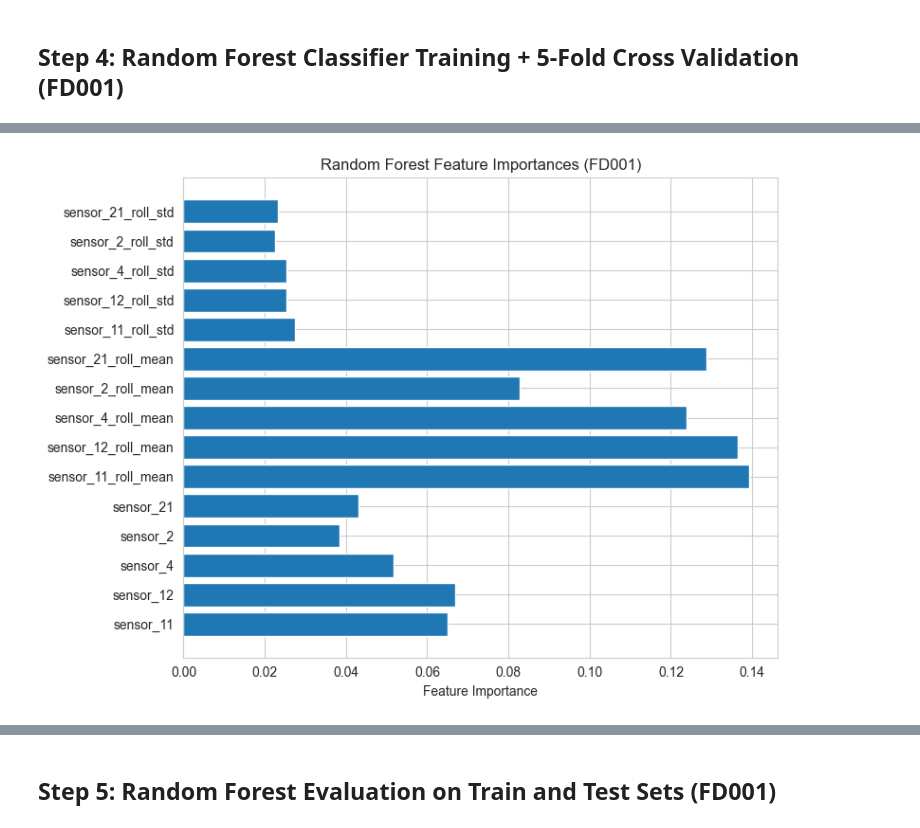
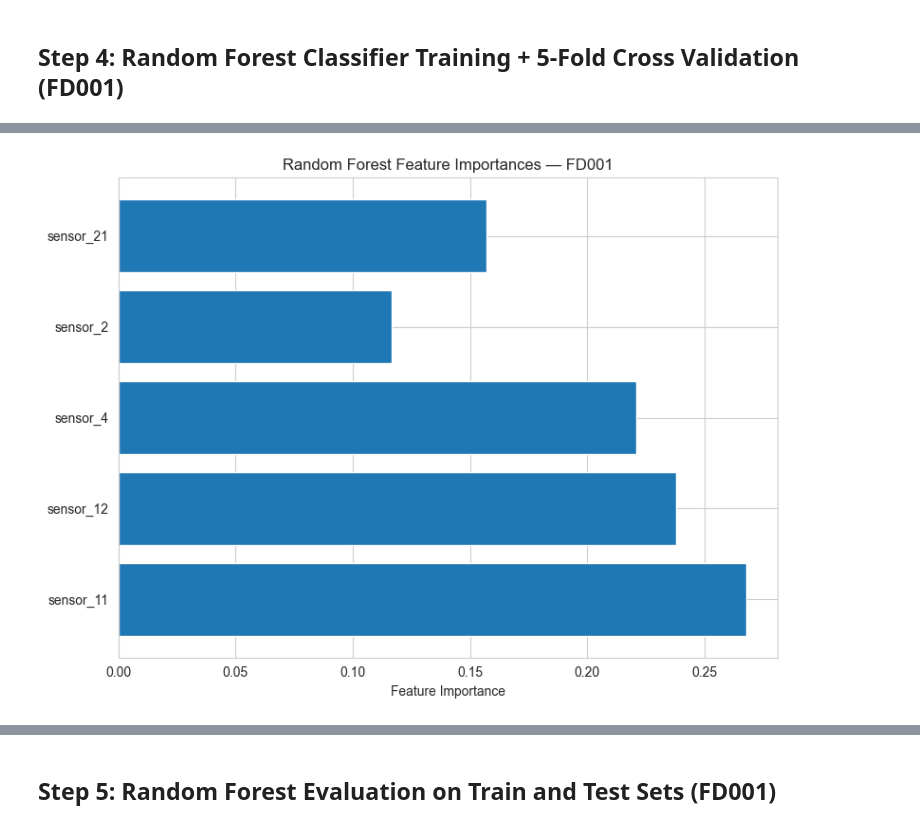
Before and after one commit to sunkenship2025/hybrid-predictive-maintenance, a Jupyter notebook: notebooks/phase3/fd001_classification.ipynb, the cells around one changed output, grey strips where cells are left out. Drawn from its saved outputs; the diff is of its cells as text; code cells hidden in the pictures.

Commit message:
phase 3 edits(fd001 and fd002)

```diff
--- a/notebooks/phase3/fd001_classification.ipynb
+++ b/notebooks/phase3/fd001_classification.ipynb
@@ -267,15 +281,16 @@ Name: count, dtype: int64
 # Step A: Add Rolling Statistics — Feature Engineering (FD001)
 # ============================================================
 
-ROLLING_WINDOW = 5  # Rolling window size (e.g., past 5 time steps)
+# ✅ Rolling statistics capture local trends, improving stage separation
+ROLLING_WINDOW = 5
 
-# ✅ Top 5 variance-based sensors (used across all steps)
-base_features_fd001 = ['sensor_11', 'sensor_12', 'sensor_4', 'sensor_2', 'sensor_21']
+# ✅ Top 5 sensors with highest variance (used throughout FD001 phase)
+top5_sensors_fd001 = ['sensor_11', 'sensor_12', 'sensor_4', 'sensor_2', 'sensor_21']
 
-# ✅ Add rolling mean and std for each base feature
-for sensor in base_features_fd001:
+# ✅ Add rolling mean and std deviation for each selected sensor
+for sensor in top5_sensors_fd001:
     df_fd001[f'{sensor}_roll_mean'] = df_fd001[sensor].rolling(window=ROLLING_WINDOW, min_periods=1).mean()
     df_fd001[f'{sensor}_roll_std'] = df_fd001[sensor].rolling(window=ROLLING_WINDOW, min_periods=1).std().fillna(0)
 
-print("✅ Rolling mean and std features added for selected sensors.")
+print("✅ Rolling mean and std features added for selected FD001 sensors.")
 # %% [output]
@@ -456,17 +685,20 @@ Name: count, dtype: int64
 ## Step 4: Random Forest Classifier Training + 5-Fold Cross Validation (FD001)
 # %%
 # ============================================================
-# Step 4: Random Forest Classifier + Cross-Validation (FD001)
+# Step 4: Random Forest Classifier + CV + Evaluation (FD001)
 # ============================================================
 
 from sklearn.ensemble import RandomForestClassifier
 from sklearn.model_selection import StratifiedKFold, cross_val_score
+from sklearn.metrics import accuracy_score, classification_report
+from sklearn.utils import shuffle
+from sklearn.tree import DecisionTreeClassifier
 import matplotlib.pyplot as plt
 import numpy as np
 import os
 import joblib
 
-# 1. Initialize Random Forest Classifier
+# ✅ 1. Initialize Random Forest
 rf_model_fd001 = RandomForestClassifier(
     n_estimators=100,
     class_weight='balanced',
@@ -474,49 +706,72 @@ rf_model_fd001 = RandomForestClassifier(
     n_jobs=-1
 )
 
-# 2. Setup Stratified 5-Fold CV
+# ✅ 2. Stratified CV on cleaned set
 skf = StratifiedKFold(n_splits=5, shuffle=True, random_state=RANDOM_STATE)
-
-# 3. Perform 5-Fold Cross-Validation
 cv_scores_rf_fd001 = cross_val_score(
     rf_model_fd001,
-    X_train_fd001,  # ❗ Use unscaled data
-    y_train_fd001,
+    X_train_fd001_clean,
+    y_train_fd001_clean,
     cv=skf,
     scoring='f1_macro',
     n_jobs=-1
 )
-
-print("✅ Random Forest 5-Fold CV F1 Macro Scores (FD001):")
-print(cv_scores_rf_fd001)
+print("✅ RF 5-Fold CV F1 Macro Scores (FD001, Cleaned):", cv_scores_rf_fd001)
 print("✅ Mean F1 Macro Score:", np.mean(cv_scores_rf_fd001))
 
-# 4. Train on Full Training Set
-rf_model_fd001.fit(X_train_fd001, y_train_fd001)
+# ✅ 3. Train on full cleaned set
+rf_model_fd001.fit(X_train_fd001_clean, y_train_fd001_clean)
 
-# 5. Save the Model
-model_path = os.path.abspath(os.path.join('..', '..', 'models', 'rf_fd001_model.pkl'))
+# ✅ 4. Save model
+model_path = os.path.join('..', '..', 'models', 'rf_fd001_model.pkl')
 os.makedirs(os.path.dirname(model_path), exist_ok=True)
 joblib.dump(rf_model_fd001, model_path)
-print(f"✅ Trained RF model saved at: {model_path}")
+print(f"✅ RF model saved at: {model_path}")
+
+# ✅ 5. Feature Importances
+importances = rf_model_fd001.feature_importances_
+plt.figure(figsize=(8, 6))
+plt.barh(top5_sensors_fd001, importances)
+plt.xlabel("Feature Importance")
+plt.title("Random Forest Feature Importances — FD001")
+plt.tight_layout()
+plot_path = os.path.join('..', '..', 'figures', 'phase3', 'rf_fd001_feature_importances.png')
+plt.savefig(plot_path)
+plt.show()
+print(f" Feature importance plot saved at: {plot_path}")
 
 # ============================================================
-# Step 4.5: Plot Feature Importances (FD001)
+# Step 4.5: Evaluation on Cleaned Test Set
 # ============================================================
 
-importances = rf_model_fd001.feature_importances_
-feature_names = X_train_fd001.columns
+y_test_pred_rf = rf_model_fd001.predict(X_test_fd001_clean)
+test_acc = accuracy_score(y_test_fd001_clean, y_test_pred_rf)
+print(f"\n RF Test Accuracy: {test_acc:.4f}")
+print(" RF Test Classification Report:\n")
+print(classification_report(y_test_fd001_clean, y_test_pred_rf))
 
-plt.figure(figsize=(8, 6))
-plt.barh(feature_names, importances)
-plt.xlabel('Feature Importance')
-plt.title('Random Forest Feature Importances (FD001)')
-plt.tight_layout()
+# ============================================================
+# 🔍 Post-Training Sanity Checks
+# ============================================================
 
-# 6. Save Feature Importance Plot
-plot_path = os.path.abspath(os.path.join('..', '..', 'figures', 'phase3', 'rf_fd001_feature_importances.png'))
-os.makedirs(os.path.dirname(plot_path), exist_ok=True)
-plt.savefig(plot_path)
-plt.show()
-print(f"✅ Feature importance plot saved at: {plot_path}")
+# A. Shuffle Labels and Check CV
+print("\n Sanity Check A — CV with Shuffled Labels")
+y_shuffled = shuffle(y_train_fd001_clean, random_state=42)
+rf_shuffled = RandomForestClassifier(n_estimators=100, class_weight='balanced', random_state=RANDOM_STATE, n_jobs=-1)
+cv_shuffled = cross_val_score(rf_shuffled, X_train_fd001_clean, y_shuffled, cv=skf, scoring='f1_macro')
+print(" CV F1 Scores (shuffled):", cv_shuffled)
+print(" Mean F1 (shuffled):", np.mean(cv_shuffled))
+
+# B. Feature vs Stage Correlation
+print("\n Sanity Check B — Feature Correlation to Stage Label")
+y_stage_numeric = pd.Series(y_train_fd001_clean).apply(lambda x: int(x[-1]))
+for sensor in top5_sensors_fd001:
+    corr = pd.Series(X_train_fd001_clean[:, top5_sensors_fd001.index(sensor)]).corr(y_stage_numeric)
+    print(f" {sensor} → Pearson correlation: {corr:.4f}")
+
+# C. Tiny Decision Tree (Depth = 2)
+print("\n Sanity Check C — Depth=2 Decision Tree")
+tiny_tree = DecisionTreeClassifier(max_depth=2, random_state=RANDOM_STATE)
+tiny_tree.fit(X_train_fd001_clean, y_train_fd001_clean)
+print(f" Tiny Tree Accuracy → Train: {tiny_tree.score(X_train_fd001_clean, y_train_fd001_clean):.4f} | Test: {tiny_tree.score(X_test_fd001_clean, y_test_fd001_clean):.4f}")
 # %% [output]
@@ -527 +781 @@ print(f"✅ Feature importance plot saved at: {plot_path}")
-[figure, old version]
+[figure, new version]
```
Also changed, not shown: parts of 25 cells of this notebook, 34 other files.
